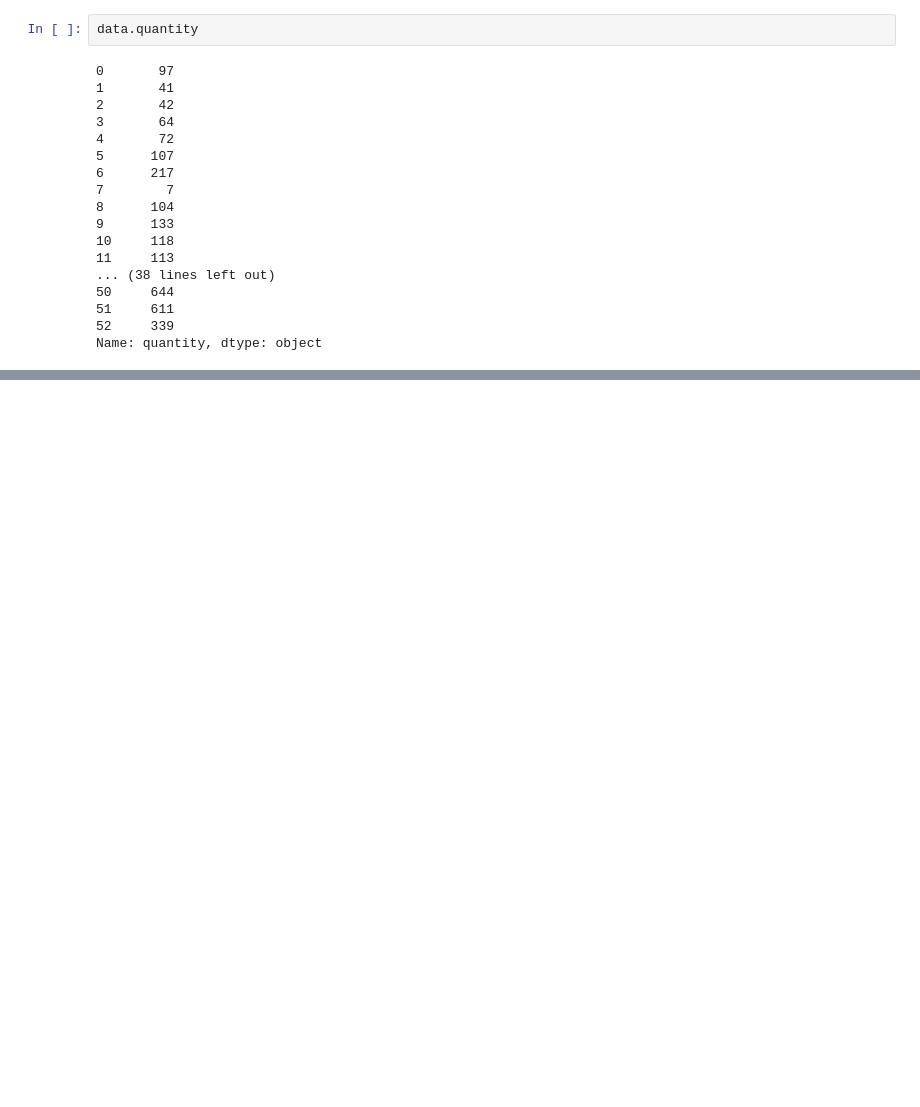
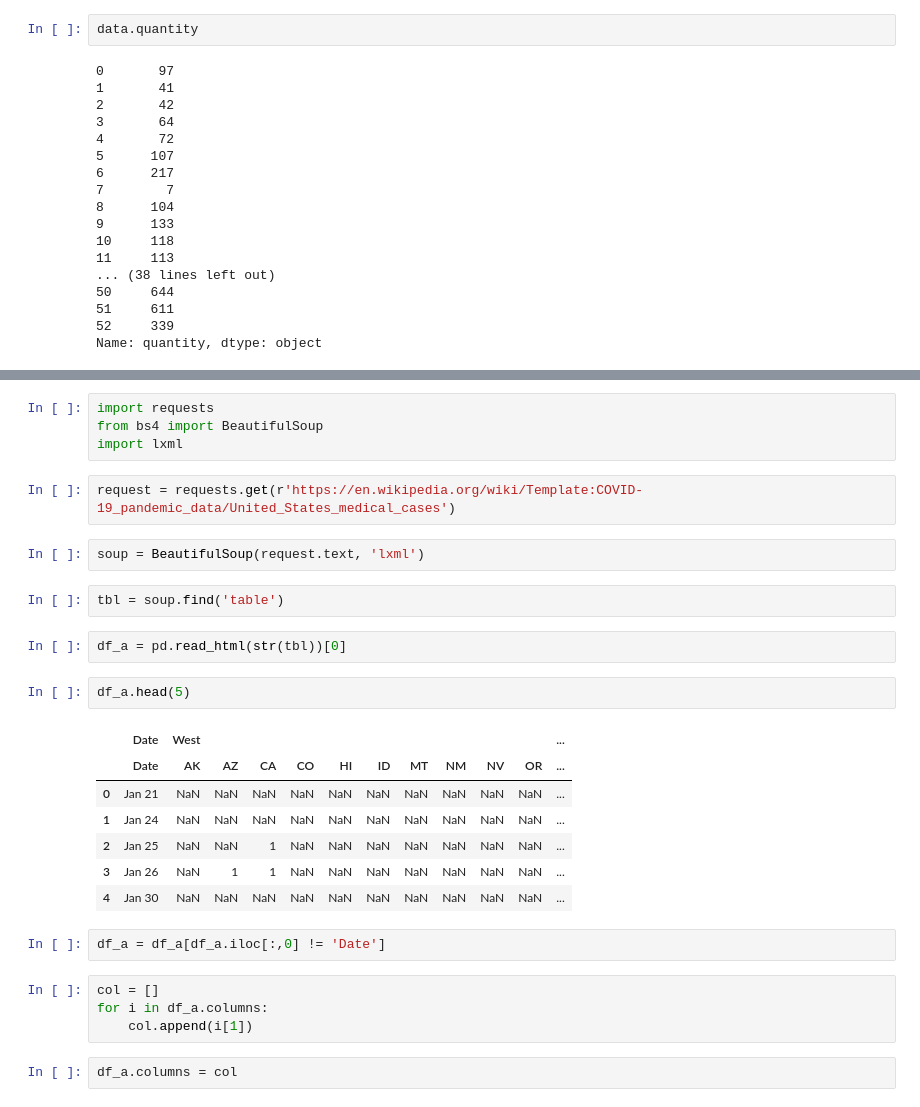
Before and after one commit to alexvoksa/Coursera_Capstone, a Jupyter notebook: COVID.ipynb, the cells around one changed output, grey strips where cells are left out. Saved outputs shown, nothing was run; the diff lists cells and outputs as text; blank space fills up the shorter version.

```diff
--- a/COVID.ipynb
+++ b/COVID.ipynb
@@ -81,0 +82,30 @@ print('Итого по данным mash.ru в Москве и МО', data.quant
+# %%
+import requests
+from bs4 import BeautifulSoup
+import lxml
+# %%
+request = requests.get(r'https://en.wikipedia.org/wiki/Template:COVID-19_pandemic_data/United_States_medical_cases')
+# %%
+soup = BeautifulSoup(request.text, 'lxml')
+# %%
+tbl = soup.find('table')
+# %%
+df_a = pd.read_html(str(tbl))[0]
+# %%
+df_a.head(5)
+# %% [output]
+|  | Date | West |  |  |  |  |  |  |  |  |  | ... |
+|  | Date | AK | AZ | CA | CO | HI | ID | MT | NM | NV | OR | ... |
+| 0 | Jan 21 | NaN | NaN | NaN | NaN | NaN | NaN | NaN | NaN | NaN | NaN | ... |
+| 1 | Jan 24 | NaN | NaN | NaN | NaN | NaN | NaN | NaN | NaN | NaN | NaN | ... |
+| 2 | Jan 25 | NaN | NaN | 1 | NaN | NaN | NaN | NaN | NaN | NaN | NaN | ... |
+| 3 | Jan 26 | NaN | 1 | 1 | NaN | NaN | NaN | NaN | NaN | NaN | NaN | ... |
+| 4 | Jan 30 | NaN | NaN | NaN | NaN | NaN | NaN | NaN | NaN | NaN | NaN | ... |
+# %%
+df_a = df_a[df_a.iloc[:,0] != 'Date']
+# %%
+col = []
+for i in df_a.columns:
+    col.append(i[1])
+# %%
+df_a.columns = col
```
Also changed, not shown: parts of 21 cells of this notebook.
